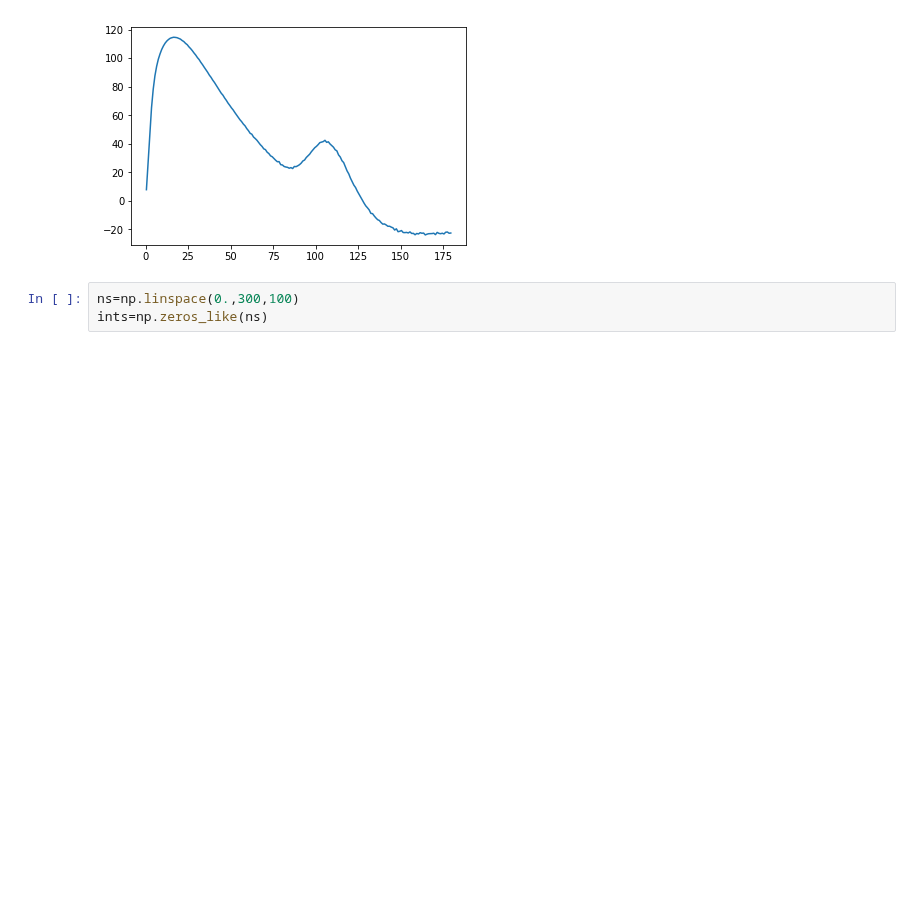
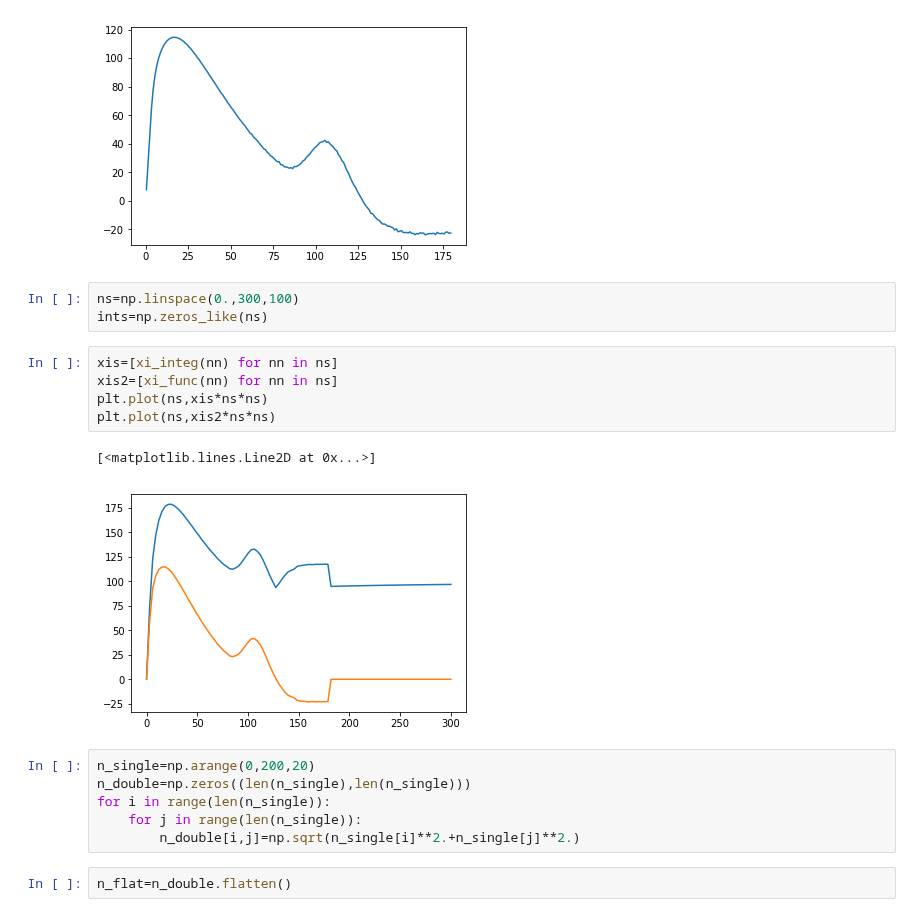
Before and after one commit to oliverphilcox/RascalC, a Jupyter notebook: jupyter/Xi(r) Kernel Probability.ipynb, the cells around one changed output. Cells and saved outputs as stored; diff of their text form; blank space fills up the shorter version.

```diff
--- a/jupyter/Xi(r) Kernel Probability.ipynb
+++ b/jupyter/Xi(r) Kernel Probability.ipynb
@@ -35,3 +35,19 @@ plt.plot(xi_r,xi1d*xi_r**2.)
 # %%
 ns=np.linspace(0.,300,100)
 ints=np.zeros_like(ns)
+# %%
+xis=[xi_integ(nn) for nn in ns]
+xis2=[xi_func(nn) for nn in ns]
+plt.plot(ns,xis*ns*ns)
+plt.plot(ns,xis2*ns*ns)
+# %% [output]
+[<matplotlib.lines.Line2D at 0x...>]
+[figure, added]
+# %%
+n_single=np.arange(0,200,20)
+n_double=np.zeros((len(n_single),len(n_single)))
+for i in range(len(n_single)):
+    for j in range(len(n_single)):
+        n_double[i,j]=np.sqrt(n_single[i]**2.+n_single[j]**2.)
+# %%
+n_flat=n_double.flatten()
```
Also changed, not shown: parts of 4 cells of this notebook, 2 other files.
